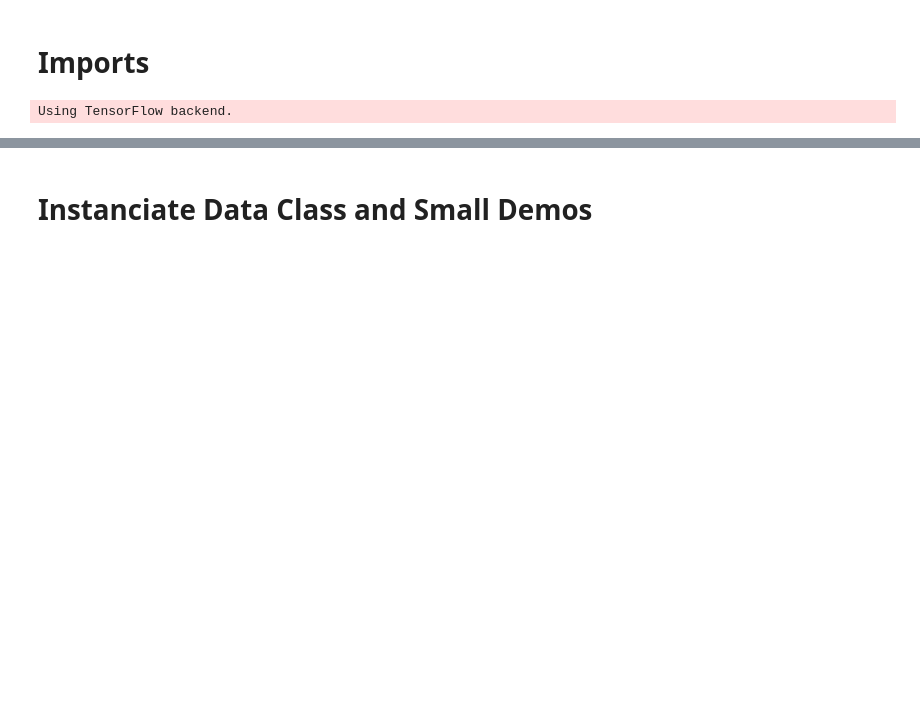
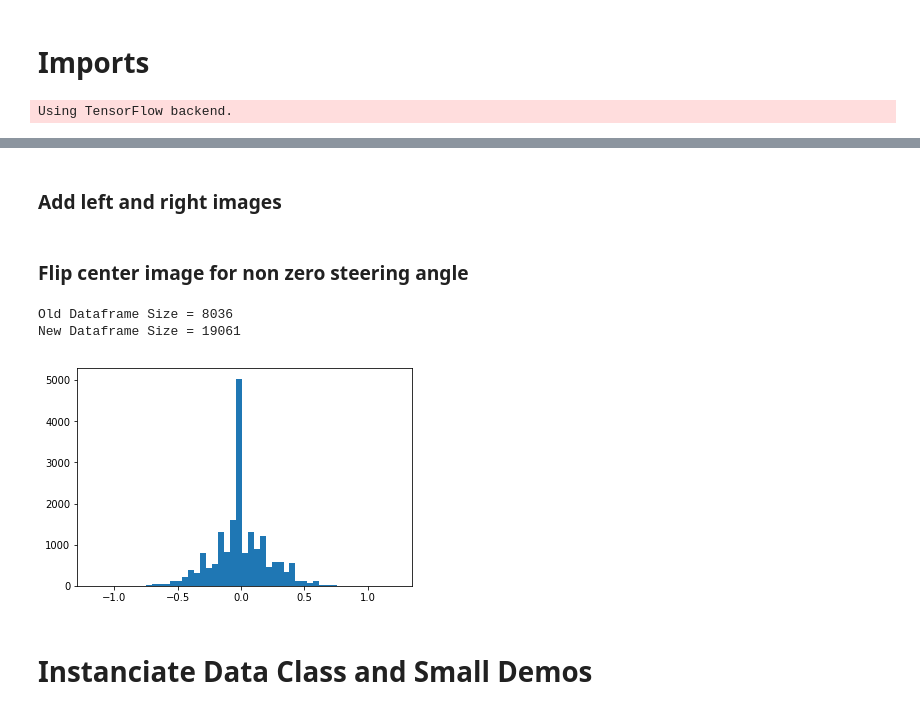
Before and after one commit to putza/CarND-Behavioral-Cloning-P3, a Jupyter notebook: model.ipynb, the cells around one changed output, grey strips where cells are left out. Cells and saved outputs as stored; diff of their text form; code cells hidden in the pictures; blank space fills up the shorter version.

```diff
--- a/model.ipynb
+++ b/model.ipynb
@@ -44,0 +68,34 @@ device_lib.list_local_devices()
+# %%
+df["im_sel"] = "center"
+df["im_flip"] = False
+# %% [markdown]
+### Add left and right images
+# %%
+tmpleft = df[df['steering']!=0].copy()
+tmpright = df[df['steering']!=0].copy()
+
+tmpleft['im_sel'] = 'left'
+tmpright['im_sel'] = 'right'
+
+tmpleft['steering'] = tmpleft['steering'] + 0.23
+tmpright['steering'] = tmpright['steering'] - 0.23
+# %% [markdown]
+### Flip center image for non zero steering angle
+# %%
+tmpflip = df[df['steering']!=0].copy()
+tmpflip['im_flip'] = True
+tmpflip['steering'] = - tmpflip['steering']
+# %%
+print(f'Old Dataframe Size = {len(df)}')
+df = df.append(tmpleft)
+df = df.append(tmpright)
+df = df.append(tmpflip)
+print(f'New Dataframe Size = {len(df)}')
+# %% [output]
+Old Dataframe Size = 8036
+New Dataframe Size = 19061
+# %%
+plt.figure()
+plt.hist(df['steering'],51);
+# %% [output]
+[figure, added]
```
Also changed, not shown: parts of 27 cells of this notebook, 3 other files.
